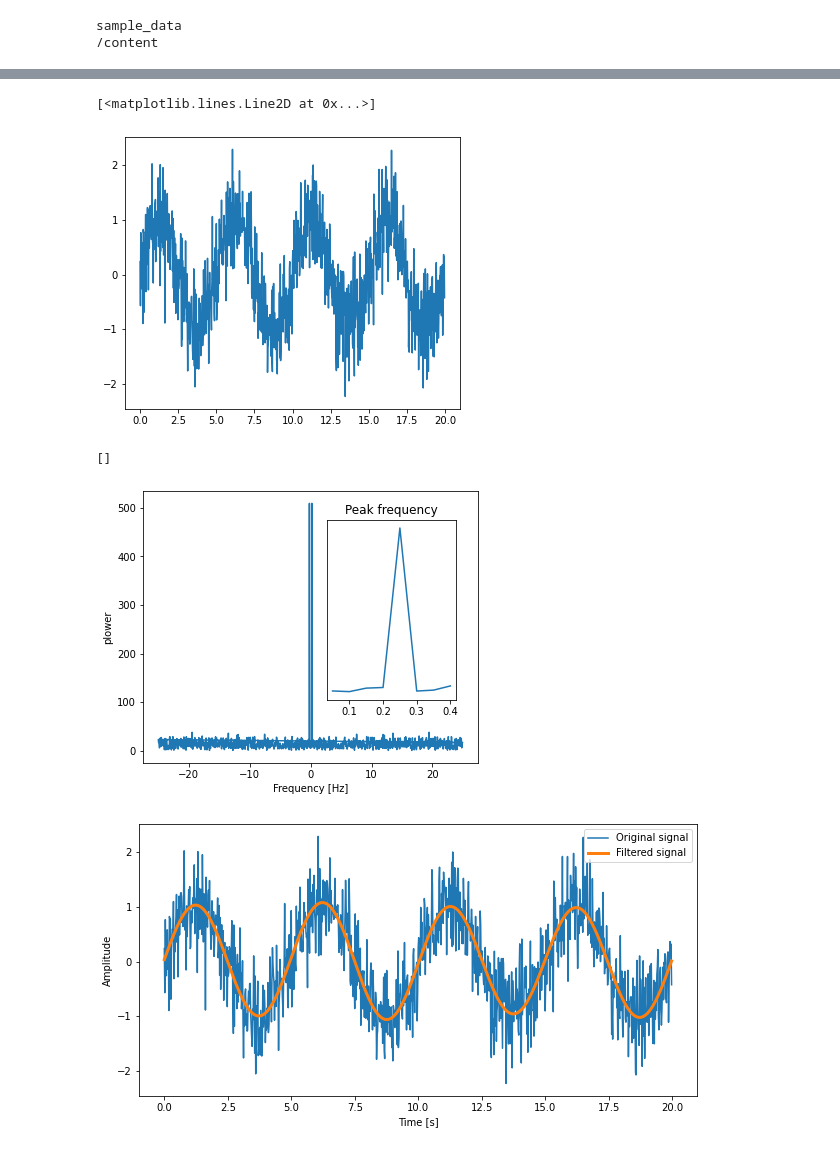
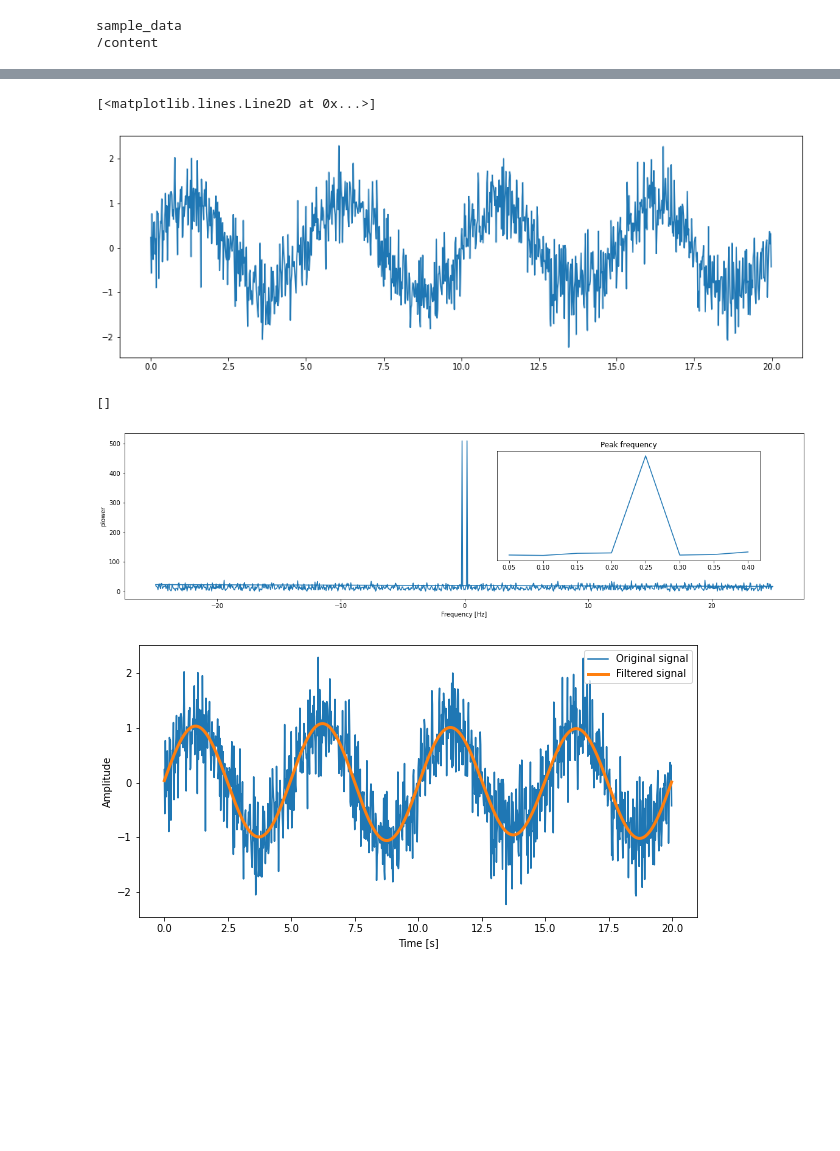
Before and after one commit to JeonghunLee/Colab_Audio_Simple, a Jupyter notebook: fft_for_filtering.ipynb, the cells around one changed output, grey strips where cells are left out. Cells and saved outputs as stored; diff of their text form; code cells hidden in the pictures; blank space fills up the shorter version.

```diff
--- a/fft_for_filtering.ipynb
+++ b/fft_for_filtering.ipynb
@@ -30,24 +30,24 @@ tmpfs           6.4G     0  6.4G   0% /sys/firmware
 # %%
 import numpy as np
 from scipy import fftpack
 from matplotlib import pyplot as plt
 
 
 # Seed the random number generator
 np.random.seed(1234)
 
 time_step = 0.02
 period = 5.
 
 time_vec = np.arange(0, 20, time_step)
 sig = (np.sin(2 * np.pi / period * time_vec)
        + 0.5 * np.random.randn(time_vec.size))
 
-plt.figure(figsize=(6, 5))
+plt.figure(figsize=(15, 5))
 plt.plot(time_vec, sig, label='Original signal')
 # %% [output]
 [<matplotlib.lines.Line2D at 0x...>]
-[figure, old version]
+[figure, new version]
 # %%
 # The FFT of the signal
 sig_fft = fftpack.fft(sig)
@@ -59,7 +59,7 @@ power = np.abs(sig_fft)
 sample_freq = fftpack.fftfreq(sig.size, d=time_step)
 
 # Plot the FFT power
-plt.figure(figsize=(6, 5))
+plt.figure(figsize=(20, 5))
 plt.plot(sample_freq, power)
 plt.xlabel('Frequency [Hz]')
 plt.ylabel('plower')
@@ -83,7 +83,7 @@ plt.setp(axes, yticks=[])
 # peak detection
 # %% [output]
 []
-[figure, old version]
+[figure, new version]
 # %%
 high_freq_fft = sig_fft.copy()
 high_freq_fft[np.abs(sample_freq) > peak_freq] = 0
```
